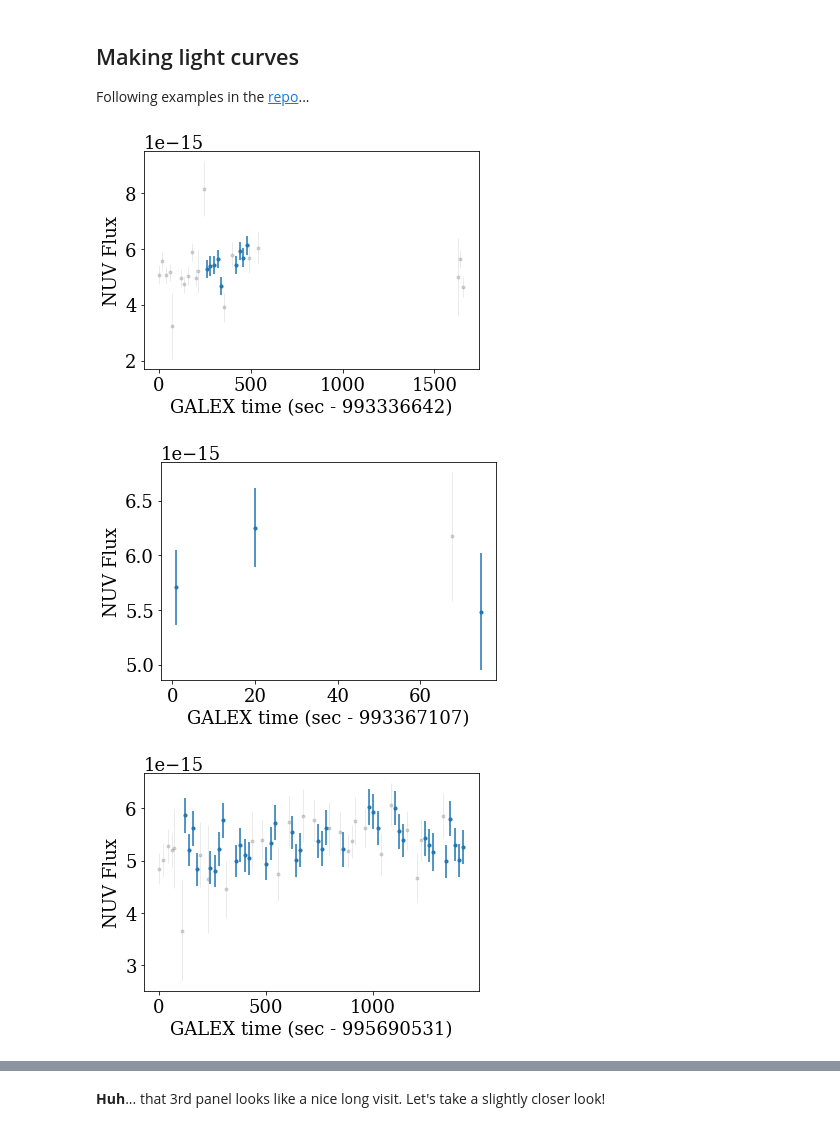
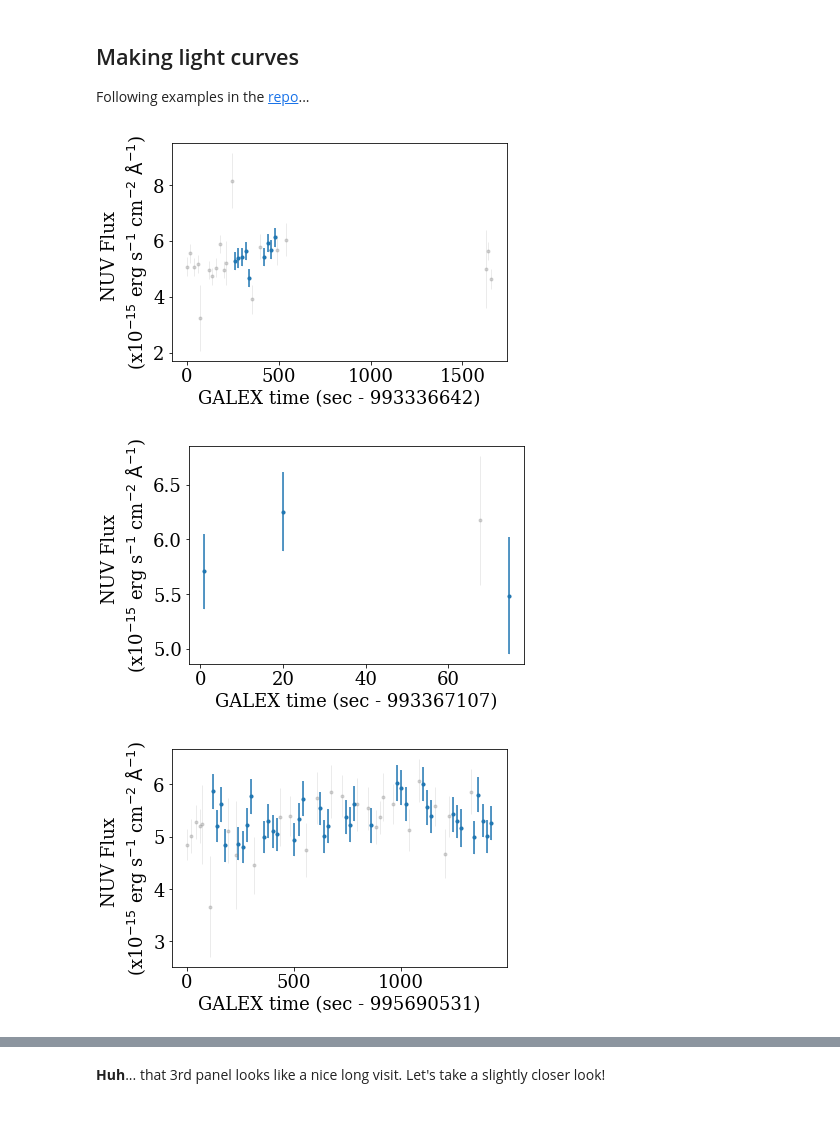
Before and after one commit to jradavenport/GALEX_Boyajian, a Jupyter notebook: explore.ipynb, the cells around one changed output, grey strips where cells are left out. Saved outputs shown, nothing was run; the diff lists cells and outputs as text; code cells hidden in the pictures.

Commit message:
fix flux labels

```diff
--- a/explore.ipynb
+++ b/explore.ipynb
@@ -77,32 +77,34 @@ target = 'KIC8462852'
 # %%
 med_flux = np.array(np.zeros(len(exp_data['NUV']['t0'])), dtype='float')
 med_flux_err = np.array(np.zeros(len(exp_data['NUV']['t0'])), dtype='float')
 
 time_big = np.array([], dtype='float')
 mag_big = np.array([], dtype='float')
 flux_big = np.array([], dtype='float')
 
 for k in range(len(exp_data['NUV']['t0'])):
     data = read_lc(target+ '_' +str(k)+"_lc.csv")
     med_flux[k] = np.nanmedian(data['flux_bgsub'])
     med_flux_err[k] = np.std(data['flux_bgsub'])
 
     time_big = np.append(time_big, data['t_mean'])
     flux_big = np.append(flux_big, data['flux_bgsub'])
     mag_big = np.append(mag_big, data['mag'])
 
     t0k = int(data['t_mean'][0])
     flg0 = np.where((data['flags'] == 0))[0]
+
     plt.figure()
-    plt.errorbar(data['t_mean'] - t0k, data['flux_bgsub'], yerr=data['flux_bgsub_err'],
+    plt.errorbar(data['t_mean'] - t0k, data['flux_bgsub']/(1e-15), yerr=data['flux_bgsub_err']/(1e-15),
              marker='.', linestyle='none', c='grey', alpha=0.3, lw=0.5)
-    plt.errorbar(data['t_mean'][flg0] - t0k, data['flux_bgsub'][flg0], yerr=data['flux_bgsub_err'][flg0],
+    plt.errorbar(data['t_mean'][flg0] - t0k, data['flux_bgsub'][flg0]/(1e-15), yerr=data['flux_bgsub_err'][flg0]/(1e-15),
              marker='.', linestyle='none')
     plt.xlabel('GALEX time (sec - '+str(t0k)+')')
-    plt.ylabel('NUV Flux')
+    plt.ylabel('NUV Flux \n'
+               r'(x10$^{-15}$ erg s$^{-1}$ cm$^{-2}$ ${\rm\AA}^{-1}$)')
     plt.savefig(target+ '_' +str(k)+"_lc.pdf", dpi=150, bbox_inches='tight', pad_inches=0.25)
-#     plt.close()
+#   plt.close()
 # %% [output]
-[figure, old version]
+[figure, new version]
-[figure, old version]
+[figure, new version]
-[figure, old version]
+[figure, new version]
```
Also changed, not shown: parts of 5 cells of this notebook, 2 other files.
